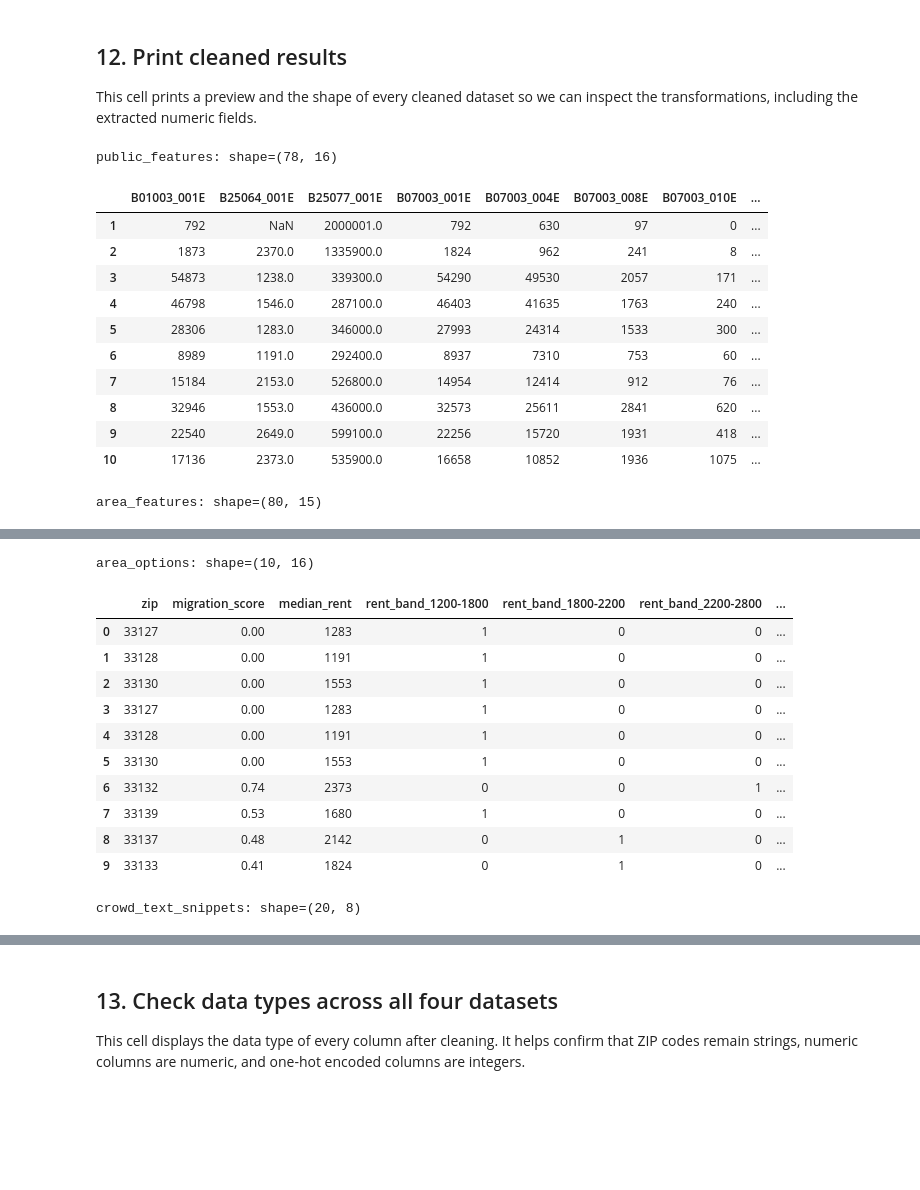
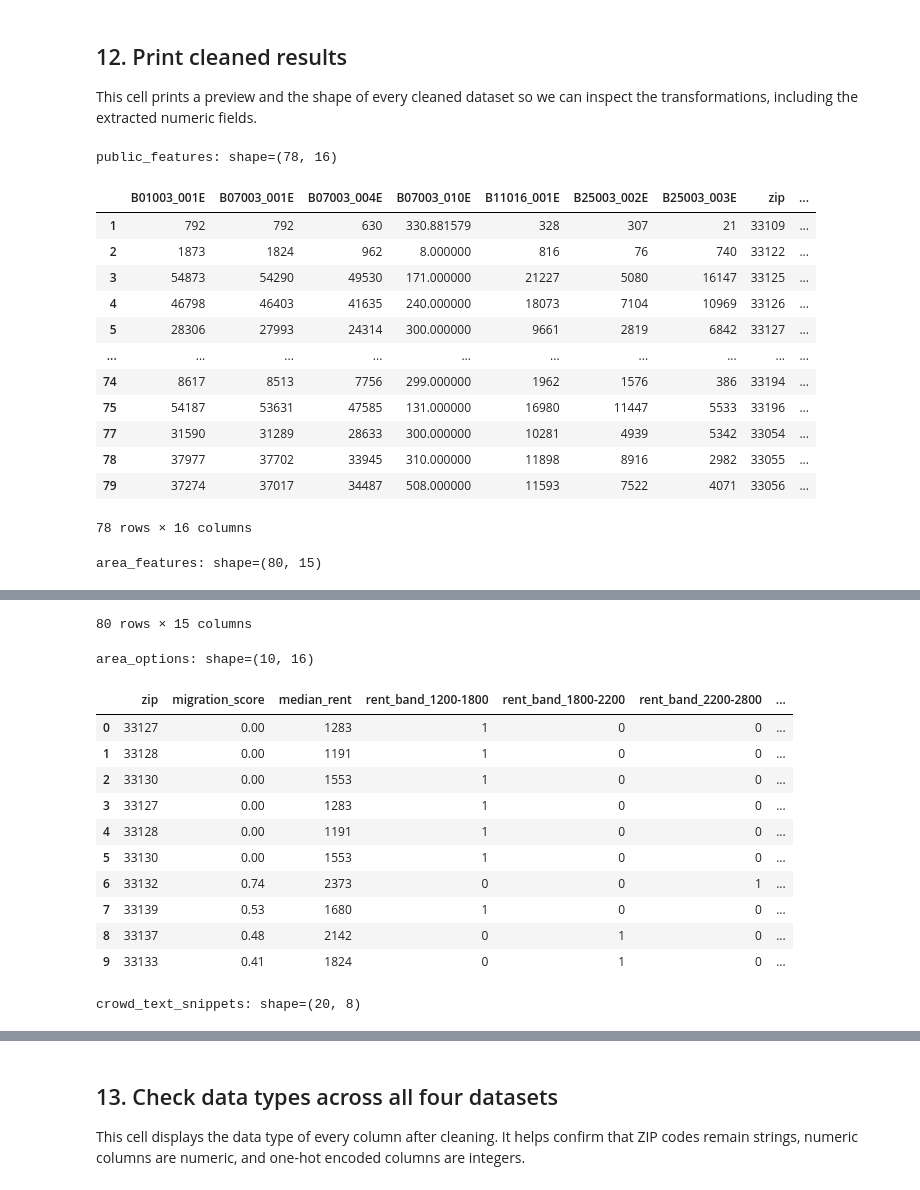
Before and after one commit to Break-Through-Tech/Flow-1B-responsible-ai-prototype-for-personalized-neighborhood-recommendations, a Jupyter notebook: notebooks/cleaning.ipynb, the cells around one changed output, grey strips where cells are left out. Saved outputs shown, nothing was run; the diff lists cells and outputs as text; code cells hidden in the pictures; blank space fills up the shorter version.

```diff
--- a/notebooks/cleaning.ipynb
+++ b/notebooks/cleaning.ipynb
@@ -415,0 +722,34 @@ columns: ['zip', 'theme_co_living', 'theme_expensive', 'theme_pet_friendly', 'th
+# %%
+def replace_zeros_with_mean(df, exclude_columns=None):
+    """Replace 0 with each numeric column's mean (calculated from non-zero values)."""
+    result = df.copy()
+    exclude_columns = set(exclude_columns or [])
+    numeric_columns = [
+        column for column in result.select_dtypes(include='number').columns
+        if column not in exclude_columns
+    ]
+
+    audit_rows = []
+    for column in numeric_columns:
+        zeros_before = int((result[column] == 0).sum())
+        mean_value = result.loc[result[column] != 0, column].mean()  # mean without the zeros
+
+        if zeros_before > 0 and pd.notna(mean_value):
+            result[column] = result[column].replace(0, mean_value)
+
+        audit_rows.append({
+            'column': column,
+            'zeros_before': zeros_before,
+            'mean_used': mean_value,
+            'zeros_after': int((result[column] == 0).sum()),
+        })
+
+    return result, pd.DataFrame(audit_rows).set_index('column')
+
+public_features, zero_replacement_audit = replace_zeros_with_mean(
+    public_features,
+    exclude_columns={'zip'},
+)
+datasets['public_features'] = public_features
+
+display(zero_replacement_audit[zero_replacement_audit['zeros_before'] > 0])
@@ -415,0 +1270,8 @@ columns: ['zip', 'theme_co_living', 'theme_expensive', 'theme_pet_friendly', 'th
+# %%
+public_features = public_features.drop(columns=[zhvi_column])
+public_features = public_features.drop(columns=[zri_column])
+public_features = public_features.drop(columns=[mdhp_column])
+public_features = public_features.drop(columns=[B25077_column])
+public_features = public_features.drop(columns=[B25064_column])
+public_features = public_features.drop(columns=[B07003_008E_column])
+datasets["public_features"] = public_features
@@ -420,21 +1289,23 @@ This cell prints a preview and the shape of every cleaned dataset so we can insp
 # %%
 for name, dataset in datasets.items():
     print(f'\n{name}: shape={dataset.shape}')
-    display(dataset.head(10))
+    display(dataset)
 # %% [output]
 public_features: shape=(78, 16)
-|  | B01003_001E | B25064_001E | B25077_001E | B07003_001E | B07003_004E | B07003_008E | B07003_010E | ... |
-| 1 | 792 | NaN | 2000001.0 | 792 | 630 | 97 | 0 | ... |
-| 2 | 1873 | 2370.0 | 1335900.0 | 1824 | 962 | 241 | 8 | ... |
-| 3 | 54873 | 1238.0 | 339300.0 | 54290 | 49530 | 2057 | 171 | ... |
-| 4 | 46798 | 1546.0 | 287100.0 | 46403 | 41635 | 1763 | 240 | ... |
-| 5 | 28306 | 1283.0 | 346000.0 | 27993 | 24314 | 1533 | 300 | ... |
-| 6 | 8989 | 1191.0 | 292400.0 | 8937 | 7310 | 753 | 60 | ... |
-| 7 | 15184 | 2153.0 | 526800.0 | 14954 | 12414 | 912 | 76 | ... |
-| 8 | 32946 | 1553.0 | 436000.0 | 32573 | 25611 | 2841 | 620 | ... |
-| 9 | 22540 | 2649.0 | 599100.0 | 22256 | 15720 | 1931 | 418 | ... |
-| 10 | 17136 | 2373.0 | 535900.0 | 16658 | 10852 | 1936 | 1075 | ... |
+|  | B01003_001E | B07003_001E | B07003_004E | B07003_010E | B11016_001E | B25003_002E | B25003_003E | zip | ... |
+| 1 | 792 | 792 | 630 | 330.881579 | 328 | 307 | 21 | 33109 | ... |
+| 2 | 1873 | 1824 | 962 | 8.000000 | 816 | 76 | 740 | 33122 | ... |
+| 3 | 54873 | 54290 | 49530 | 171.000000 | 21227 | 5080 | 16147 | 33125 | ... |
+| 4 | 46798 | 46403 | 41635 | 240.000000 | 18073 | 7104 | 10969 | 33126 | ... |
+| 5 | 28306 | 27993 | 24314 | 300.000000 | 9661 | 2819 | 6842 | 33127 | ... |
+| ... | ... | ... | ... | ... | ... | ... | ... | ... | ... |
+| 74 | 8617 | 8513 | 7756 | 299.000000 | 1962 | 1576 | 386 | 33194 | ... |
+| 75 | 54187 | 53631 | 47585 | 131.000000 | 16980 | 11447 | 5533 | 33196 | ... |
+| 77 | 31590 | 31289 | 28633 | 300.000000 | 10281 | 4939 | 5342 | 33054 | ... |
+| 78 | 37977 | 37702 | 33945 | 310.000000 | 11898 | 8916 | 2982 | 33055 | ... |
+| 79 | 37274 | 37017 | 34487 | 508.000000 | 11593 | 7522 | 4071 | 33056 | ... |
-area_features: shape=(80, 15)
+78 rows × 16 columns
+area_features: shape=(80, 15)
 |  | zip | transit | social | quiet | pet_friendly | walkable | migration_score | median_rent_usd | ... |
 | 0 | 33101 | 0.000000 | 0.000000 | 1.000000 | 0.6 | 0.000000 | 0.000000 | NaN | ... |
 | 1 | 33109 | 0.000000 | 0.011141 | 0.994429 | 0.6 | 0.000000 | 0.432820 | NaN | ... |
@@ -449,4 +1321,5 @@ area_features: shape=(80, 15)
-area_options: shape=(10, 16)
+80 rows × 15 columns
+area_options: shape=(10, 16)
 |  | zip | migration_score | median_rent | rent_band_1200-1800 | rent_band_1800-2200 | rent_band_2200-2800 | ... |
 | 0 | 33127 | 0.00 | 1283 | 1 | 0 | 0 | ... |
 | 1 | 33128 | 0.00 | 1191 | 1 | 0 | 0 | ... |
@@ -458,7 +1331,7 @@ area_options: shape=(10, 16)
 | 7 | 33139 | 0.53 | 1680 | 1 | 0 | 0 | ... |
 | 8 | 33137 | 0.48 | 2142 | 0 | 1 | 0 | ... |
 | 9 | 33133 | 0.41 | 1824 | 0 | 1 | 0 | ... |
-crowd_text_snippets: shape=(20, 8)
+crowd_text_snippets: shape=(20, 8)
 |  | zip | theme_co_living | theme_expensive | theme_pet_friendly | theme_quiet | theme_single_family | ... |
 | 0 | 33127 | 0 | 0 | 0 | 0 | 0 | ... |
 | 1 | 33127 | 0 | 0 | 0 | 0 | 0 | ... |
```
Also changed, not shown: parts of 27 cells of this notebook.
